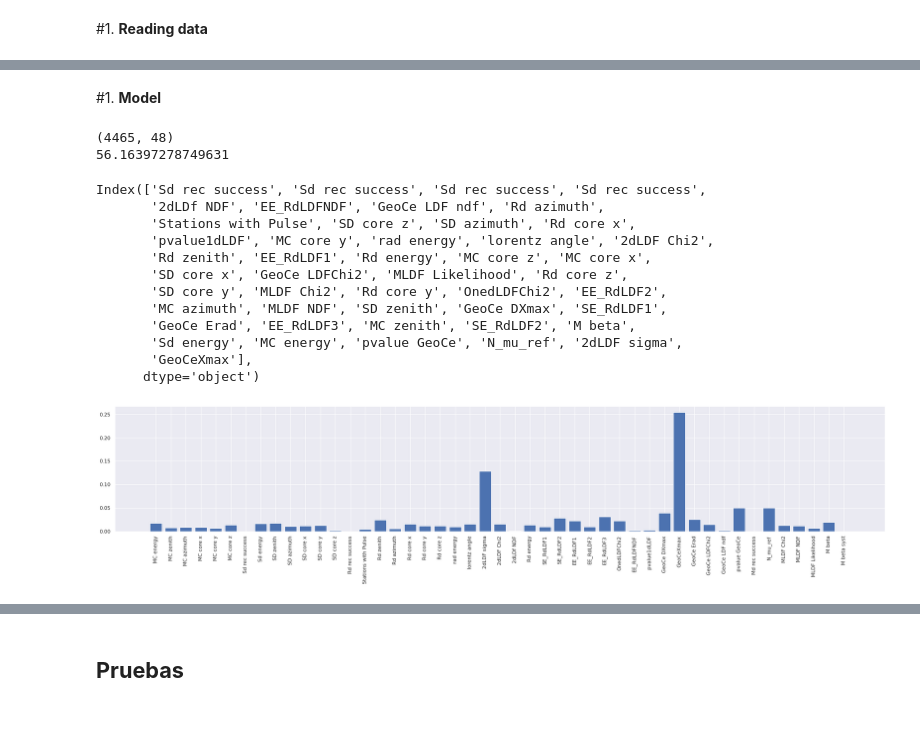
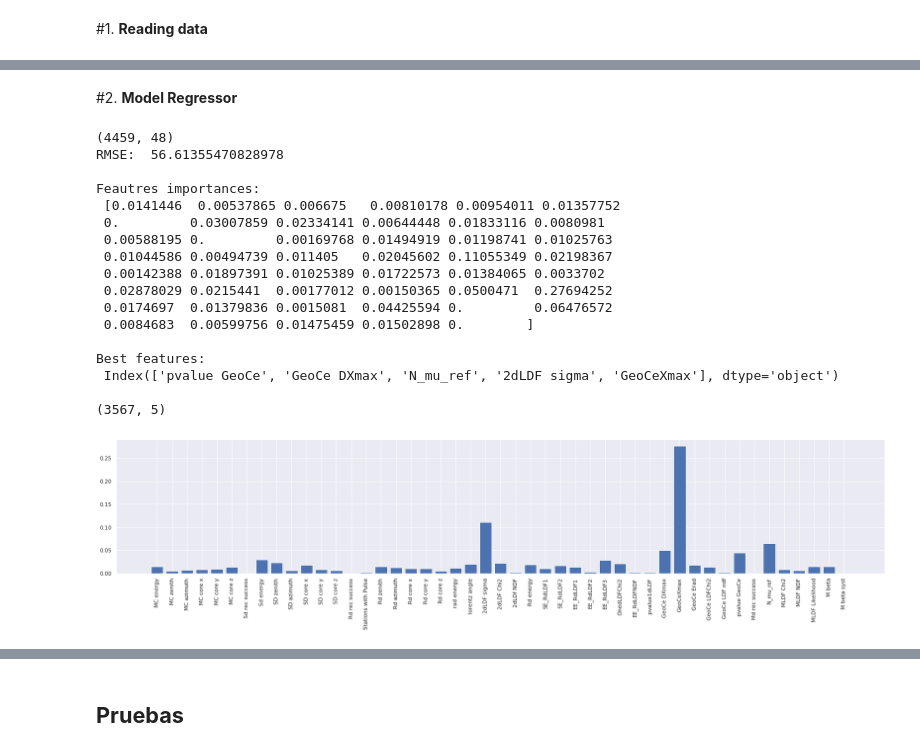
Before and after one commit to AndresGuarin/JupyterCodes, a Jupyter notebook: Machine_Learning/Proyecto_IA_1_Xmax.ipynb, the cells around one changed output, grey strips where cells are left out. Drawn from its saved outputs; the diff is of its cells as text; code cells hidden in the pictures; blank space fills up the shorter version.

```diff
--- a/Machine_Learning/Proyecto_IA_1_Xmax.ipynb
+++ b/Machine_Learning/Proyecto_IA_1_Xmax.ipynb
@@ -33,24 +61,32 @@ from sklearn.metrics import *
 #1. **Reading data** <a name="eje1"></a>
 # %%
+#@title **code** Read data
 # Iron data
 iron = pd.read_csv('data/CutEvents_IronRefDist140.txt',skiprows=2,sep='\t',decimal='.')  #sep='\t' is for tab separator
-
-for col in iron.columns[58:]:  # For cleaning colums of Nans
-  del iron[col]
-iron.rename(columns = {'M beta syst100000':'M beta syst'}, inplace = True)
+print(iron.shape)
 
 # Proton data
 proton = pd.read_csv('data/CutEvents_ProtonRefDist140.txt',sep='\t',decimal='.')
+print(proton.shape)
 
 # Concating data
 data = pd.concat([iron,proton])
+data.index = np.arange(data.shape[0])
 
 # Cleaning data
 col = data.pop("MC Xmax") # For put the target column 'MC Xmax' at the end of dataframe
 data.insert(len(data.columns), col.name, col)
 
+#Delete unnecesary cols
 for col in ['runnr', 'rad energy error', '2dLDF sigma error','EE_RdLDF1error','EE_RdLDF3error','EE_RdLDF2error',
             'GeoCe DXmax Error','GeoCe Erad Error', 'N_mu_ref error','M beta error']:  # For errasing unrelevant columns
   del data[col]
+
+#Delete rows with meaningless values
+drop_rows = []
+for i in data.index.values:
+  if data.loc[i,'GeoCeXmax'] < 0:
+    drop_rows.append(i)
+data = data.drop(drop_rows)
 data
 # %% [output]
@@ -70,49 +108,63 @@ data
 # %% [markdown]
-#1. **Model** <a name="eje2"></a>
+#2. **Model Regressor** <a name="eje2"></a>
 # %%
+#@title **code** Train model
 from sklearn.model_selection import train_test_split
 from sklearn.tree import DecisionTreeRegressor
 from sklearn.metrics import mean_squared_error
 
 print(data.shape)
 
+# Get data
 X = data.values[:,:-1]
 y = data.values[:,-1]
 
-X_train, X_test, y_train, y_test = train_test_split(X, y, test_size=0.3, shuffle=True)
+# Make Partition
+X_train, X_test, y_train, y_test = train_test_split(X, y, test_size=0.2, shuffle=True)
+
+# Call and train model
 est = DecisionTreeRegressor()
 est.fit(X_train,y_train)
+
 s = np.sqrt(mean_squared_error(y_test, est.predict(X_test)))
+print('RMSE: ',s)
 features = est.feature_importances_
+print('\nFeautres importances: \n',features)
 
-print(s)
+#Choose best features
+n=5
+bestfeat = np.argsort(features)[-n:]
+X_train_best = X_train[:,bestfeat]
+X_test_best = X_test[:,bestfeat]
 
-best_features = np.sort(features)
-index = []
-for best in best_features:
-  index.append(list(features).index(best))
-data.columns[index]
+# Variar n para observar mejores caracteristicas
+print('\nBest features: \n',data.columns[bestfeat],'\n')
+print(X_train_best.shape)
 # %% [output]
-(4465, 48)
-56.16397278749631
+(4459, 48)
+RMSE:  56.61355470828978
+
+Feautres importances:
+ [0.0141446  0.00537865 0.006675   0.00810178 0.00954011 0.01357752
+ 0.         0.03007859 0.02334141 0.00644448 0.01833116 0.0080981
+ 0.00588195 0.         0.00169768 0.01494919 0.01198741 0.01025763
+ 0.01044586 0.00494739 0.011405   0.02045602 0.11055349 0.02198367
+ 0.00142388 0.01897391 0.01025389 0.01722573 0.01384065 0.0033702
+ 0.02878029 0.0215441  0.00177012 0.00150365 0.0500471  0.27694252
+ 0.0174697  0.01379836 0.0015081  0.04425594 0.         0.06476572
+ 0.0084683  0.00599756 0.01475459 0.01502898 0.        ]
+
+Best features:
+ Index(['pvalue GeoCe', 'GeoCe DXmax', 'N_mu_ref', '2dLDF sigma', 'GeoCeXmax'], dtype='object')
+
+(3567, 5)
-Index(['Sd rec success', 'Sd rec success', 'Sd rec success', 'Sd rec success',
-       '2dLDf NDF', 'EE_RdLDFNDF', 'GeoCe LDF ndf', 'Rd azimuth',
-       'Stations with Pulse', 'SD core z', 'SD azimuth', 'Rd core x',
-       'pvalue1dLDF', 'MC core y', 'rad energy', 'lorentz angle', '2dLDF Chi2',
-       'Rd zenith', 'EE_RdLDF1', 'Rd energy', 'MC core z', 'MC core x',
-       'SD core x', 'GeoCe LDFChi2', 'MLDF Likelihood', 'Rd core z',
-       'SD core y', 'MLDF Chi2', 'Rd core y', 'OnedLDFChi2', 'EE_RdLDF2',
-       'MC azimuth', 'MLDF NDF', 'SD zenith', 'GeoCe DXmax', 'SE_RdLDF1',
-       'GeoCe Erad', 'EE_RdLDF3', 'MC zenith', 'SE_RdLDF2', 'M beta',
-       'Sd energy', 'MC energy', 'pvalue GeoCe', 'N_mu_ref', '2dLDF sigma',
-       'GeoCeXmax'],
-      dtype='object')
 # %%
-f = plt.figure(figsize=(30,5))
+#@title **code** Visualize best features
+f = plt.figure(figsize=(28,5))
 f.subplots_adjust(wspace=0.5)
 ax = f.add_subplot(111)
 plt.bar(range(len(features)),features)
 plt.xticks(range(len(features)),data.columns[:-1],rotation='vertical')
 plt.show()
 # %% [output]
-[figure, old version]
+[figure, new version]
```
Also changed, not shown: parts of 18 cells of this notebook.
